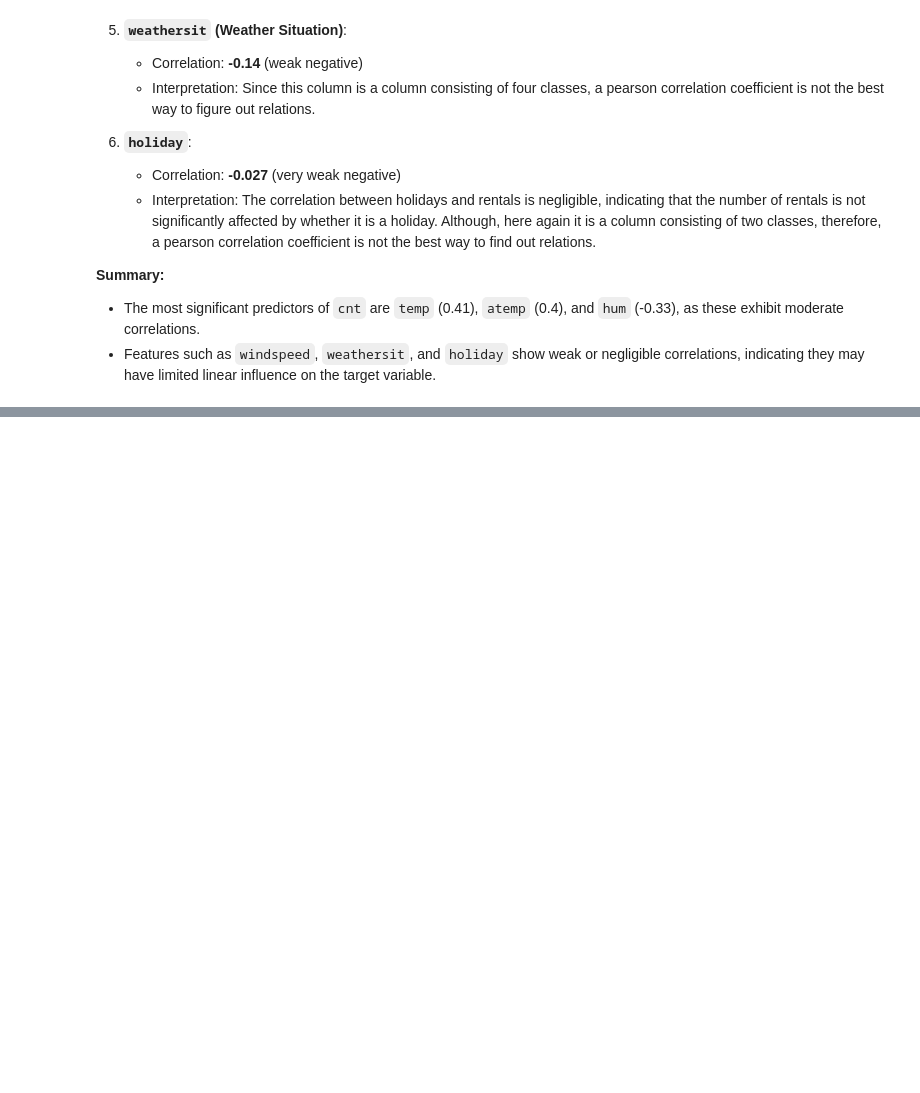
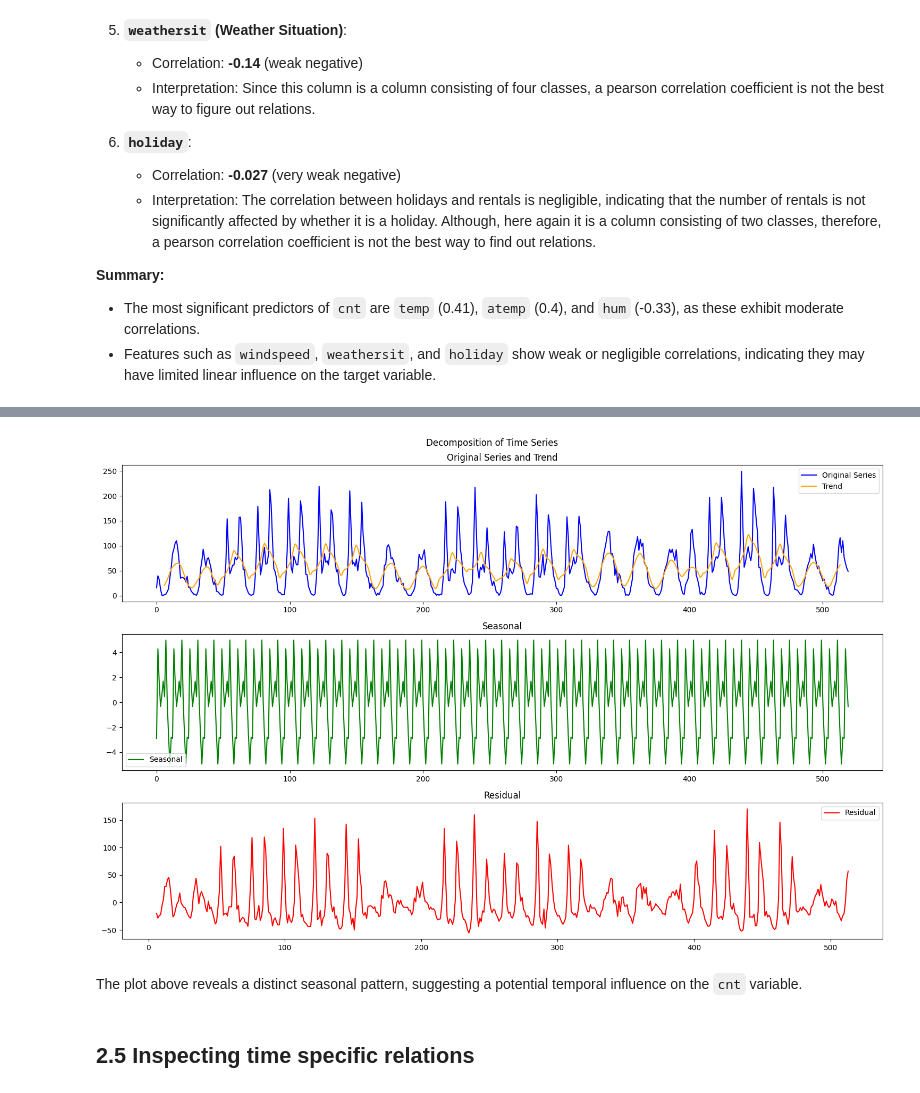
Before and after one commit to lalutir/Machine-Learning-Portfolio-2, a Jupyter notebook: main.ipynb, the cells around one changed output, grey strips where cells are left out. Saved outputs shown, nothing was run; the diff lists cells and outputs as text; code cells hidden in the pictures; blank space fills up the shorter version.

```diff
--- a/main.ipynb
+++ b/main.ipynb
@@ -179,0 +174,12 @@ The target variable `cnt` exhibits the following correlations with the other fea
+# %%
+train_dc_1 = fc.TimeSeriesDecomposer(train_data.loc[:len(train_data)/32, 'cnt'])
+# %%
+trend, seasonal, residual = train_dc_1.decompose()
+# %%
+train_dc_1.plot_decomposition(trend, seasonal, residual)
+# %% [output]
+[figure, added]
+# %% [markdown]
+The plot above reveals a distinct seasonal pattern, suggesting a potential temporal influence on the `cnt` variable.
+# %% [markdown]
+## 2.5 Inspecting time specific relations
```
Also changed, not shown: parts of 7 cells of this notebook, 2 other files.
